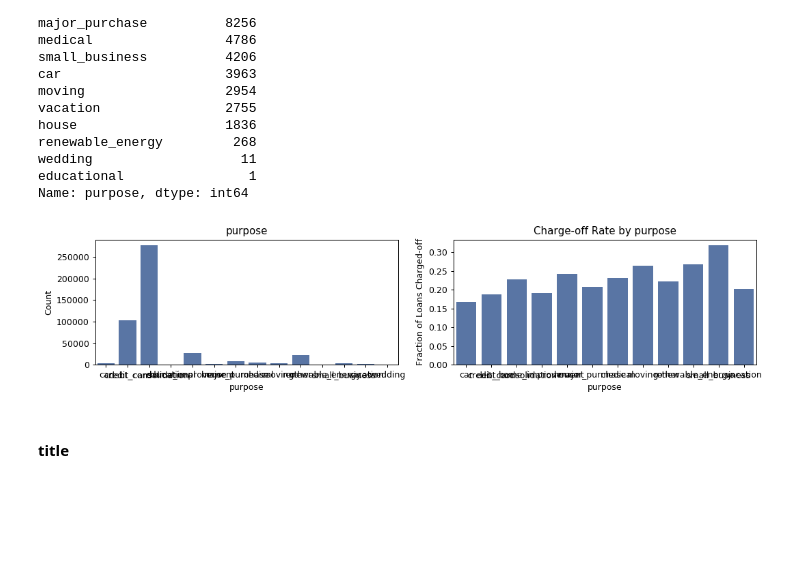
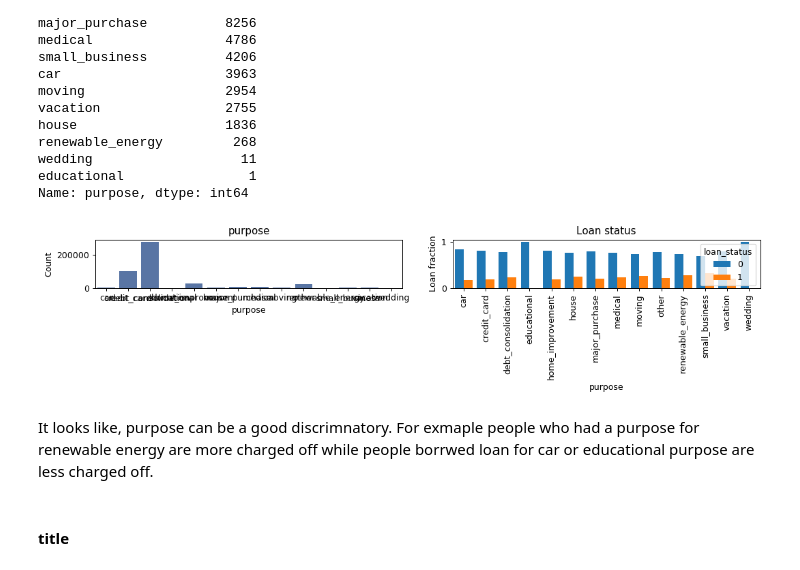
Before and after one commit to msahamed/lending_loan_prediction, a Jupyter notebook: loan_prediction.ipynb, the cells around one changed output. Drawn from its saved outputs; the diff is of its cells as text; code cells hidden in the pictures; blank space fills up the shorter version.

```diff
--- a/loan_prediction.ipynb
+++ b/loan_prediction.ipynb
@@ -162,2 +123,0 @@ miss_10_row_index
-# %%
-df = df[~df.index.isin(miss_10_row_index)]
@@ -241,5 +201,6 @@ duplicate_cols
 # %%
-def plot_var(col_name, full_name, continuous):
+
+def plot_feature(col_name, isContinuous):
     """
     Visualize a variable with and without faceting on the loan status.
     - col_name is the variable name in the dataframe
@@ -249,25 +210,27 @@ def plot_var(col_name, full_name, continuous):
     f, (ax1, ax2) = plt.subplots(nrows=1, ncols=2, figsize=(12,3), dpi=90)
 
     # Plot without loan status
-    if continuous:
+    if isContinuous:
         sns.distplot(df.loc[df[col_name].notnull(), col_name], kde=False, ax=ax1)
     else:
         sns.countplot(df[col_name], order=sorted(df[col_name].unique()), color='#5975A4', saturation=1, ax=ax1)
-    ax1.set_xlabel(full_name)
+    ax1.set_xlabel(col_name)
     ax1.set_ylabel('Count')
-    ax1.set_title(full_name)
+    ax1.set_title(col_name)
+    plt.xticks(rotation = 90)
 
     # Plot with loan status
-    if continuous:
+    if isContinuous:
         sns.boxplot(x=col_name, y='loan_status', data=df, ax=ax2)
         ax2.set_ylabel('')
-        ax2.set_title(full_name + ' by Loan Status')
+        ax2.set_title(col_name + ' by Loan Status')
     else:
-        charge_off_rates = df.groupby(col_name)['loan_status'].value_counts(normalize=True).loc[:,'Charged Off']
-        sns.barplot(x=charge_off_rates.index, y=charge_off_rates.values, color='#5975A4', saturation=1, ax=ax2)
-        ax2.set_ylabel('Fraction of Loans Charged-off')
-        ax2.set_title('Charge-off Rate by ' + full_name)
-    ax2.set_xlabel(full_name)
+        data = df.groupby(col_name)['loan_status'].value_counts(normalize=True).to_frame('proportion').reset_index()
+        sns.barplot(x = col_name, y = 'proportion', hue= "loan_status", data = data, saturation=1, ax=ax2)
+        ax2.set_ylabel('Loan fraction')
+        ax2.set_title('Loan status')
+        plt.xticks(rotation = 90)
+    ax2.set_xlabel(col_name)
 
     plt.tight_layout()
 # %% [markdown]
@@ -466,9 +499,11 @@ wedding                   11
 educational                1
 Name: purpose, dtype: int64
 # %%
-plot_var('purpose', 'purpose', False)
+plot_feature('purpose', False)
 # %% [output]
-[figure, old version]
+[figure, new version]
+# %% [markdown]
+It looks like, purpose can be a good discrimnatory. For exmaple people who had a purpose for renewable energy are more charged off while people borrwed loan for car or educational purpose are less charged off.
 # %% [markdown]
 #### title
 # %%
```
Also changed, not shown: parts of 133 cells of this notebook.
